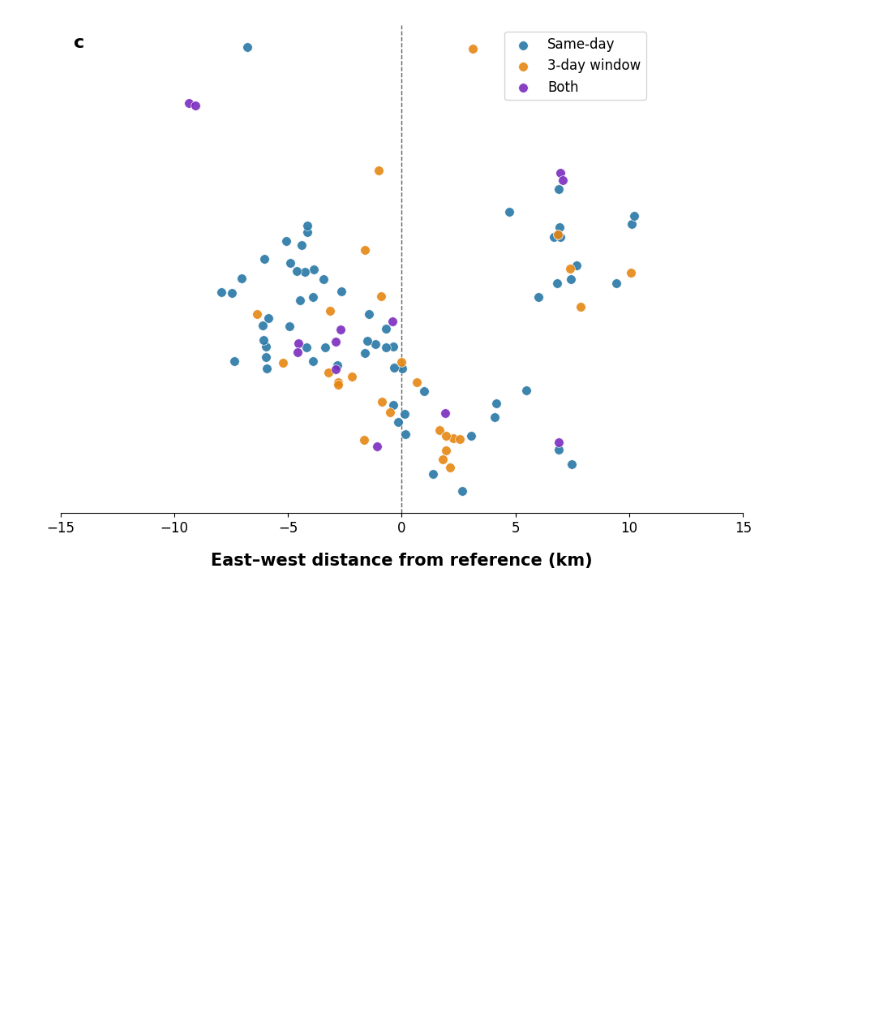
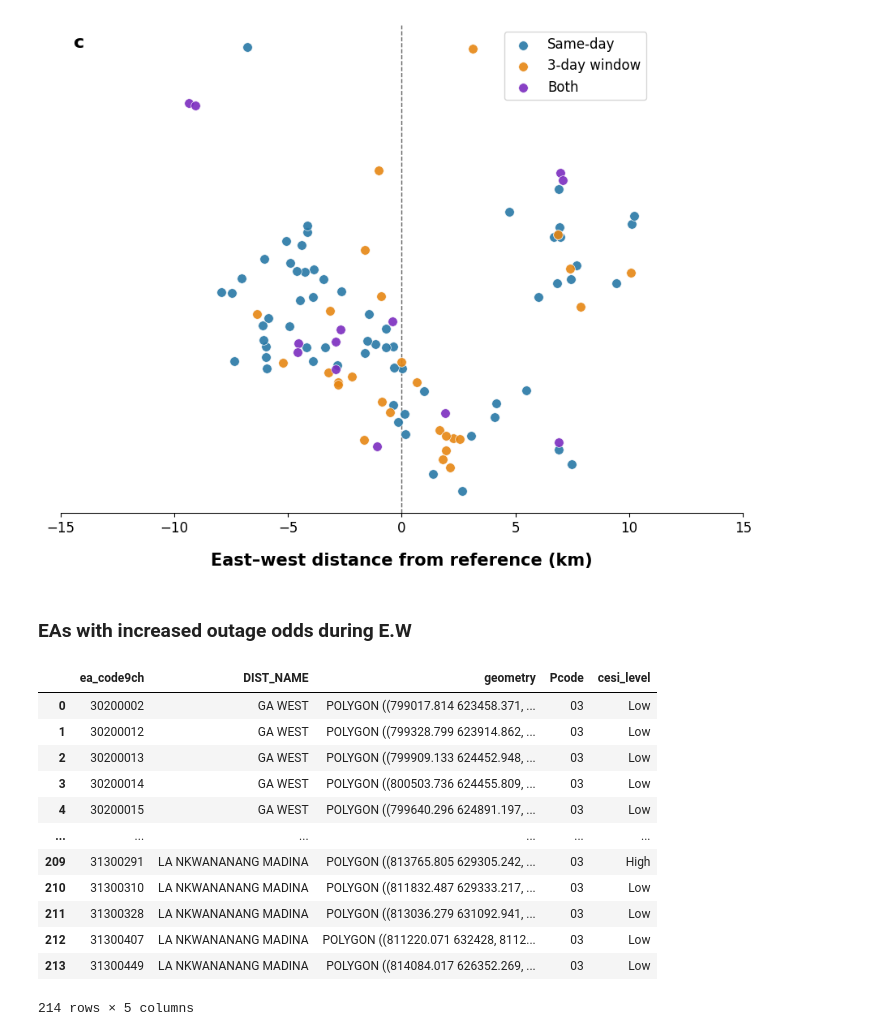
Before and after one commit to KaytheDee/pqr_extreme_weather_analysis, a Jupyter notebook: notebooks/_Logit_spatial_analysis_outage_per_EA.ipynb, the cells around one changed output. Drawn from its saved outputs; the diff is of its cells as text; code cells hidden in the pictures; blank space fills up the shorter version.

Commit message:
increased outage odds spatial analysis

```diff
--- a/notebooks/_Logit_spatial_analysis_outage_per_EA.ipynb
+++ b/notebooks/_Logit_spatial_analysis_outage_per_EA.ipynb
@@ -1397,3 +1397,5 @@ all_event_site_risk = plot_site_risk_distances(
 )
 # %% [output]
 [figure]
+# %% [markdown]
+### EAs with increased outage odds during E.W
@@ -1399,0 +1406,18 @@ all_event_site_risk = plot_site_risk_distances(
+# %%
+eas_to_plot = filt_all_eas_dem_df_filt[['ea_code9ch', 'DIST_NAME', 'geometry', 'Pcode']].merge(eas_n_cesi_level, on = 'ea_code9ch', how = 'right').drop_duplicates(subset=['ea_code9ch']).reset_index(drop=True)
+# %%
+eas_to_plot
+# %% [output]
+|  | ea_code9ch | DIST_NAME | geometry | Pcode | cesi_level |
+| 0 | 30200002 | GA WEST | POLYGON ((799017.814 623458.371, ... | 03 | Low |
+| 1 | 30200012 | GA WEST | POLYGON ((799328.799 623914.862, ... | 03 | Low |
+| 2 | 30200013 | GA WEST | POLYGON ((799909.133 624452.948, ... | 03 | Low |
+| 3 | 30200014 | GA WEST | POLYGON ((800503.736 624455.809, ... | 03 | Low |
+| 4 | 30200015 | GA WEST | POLYGON ((799640.296 624891.197, ... | 03 | Low |
+| ... | ... | ... | ... | ... | ... |
+| 209 | 31300291 | LA NKWANANANG MADINA | POLYGON ((813765.805 629305.242, ... | 03 | High |
+| 210 | 31300310 | LA NKWANANANG MADINA | POLYGON ((811832.487 629333.217, ... | 03 | Low |
+| 211 | 31300328 | LA NKWANANANG MADINA | POLYGON ((813036.279 631092.941, ... | 03 | Low |
+| 212 | 31300407 | LA NKWANANANG MADINA | POLYGON ((811220.071 632428, 8112... | 03 | Low |
+| 213 | 31300449 | LA NKWANANANG MADINA | POLYGON ((814084.017 626352.269, ... | 03 | Low |
+214 rows × 5 columns
```
Also changed, not shown: parts of 5 cells of this notebook, 4 other files.
